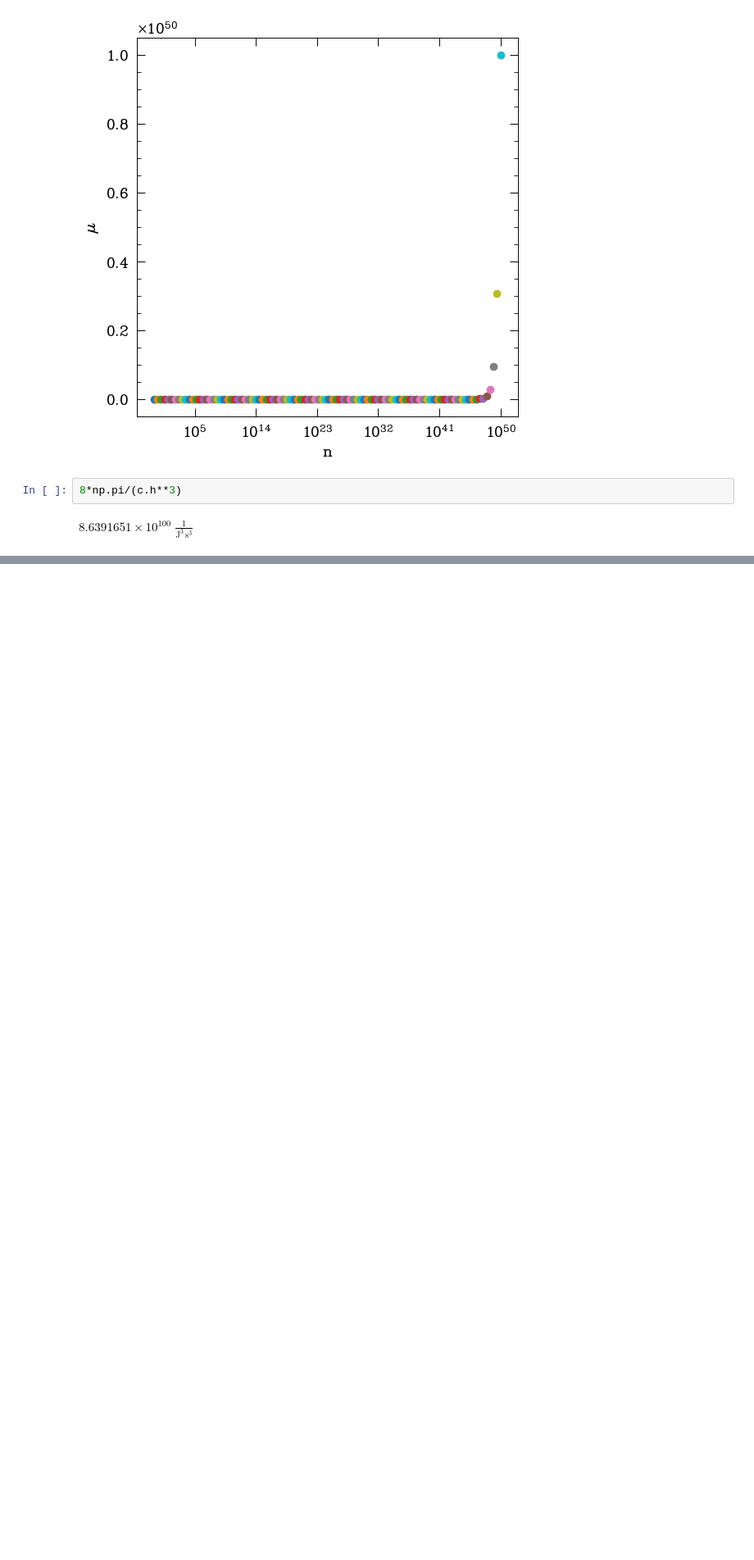
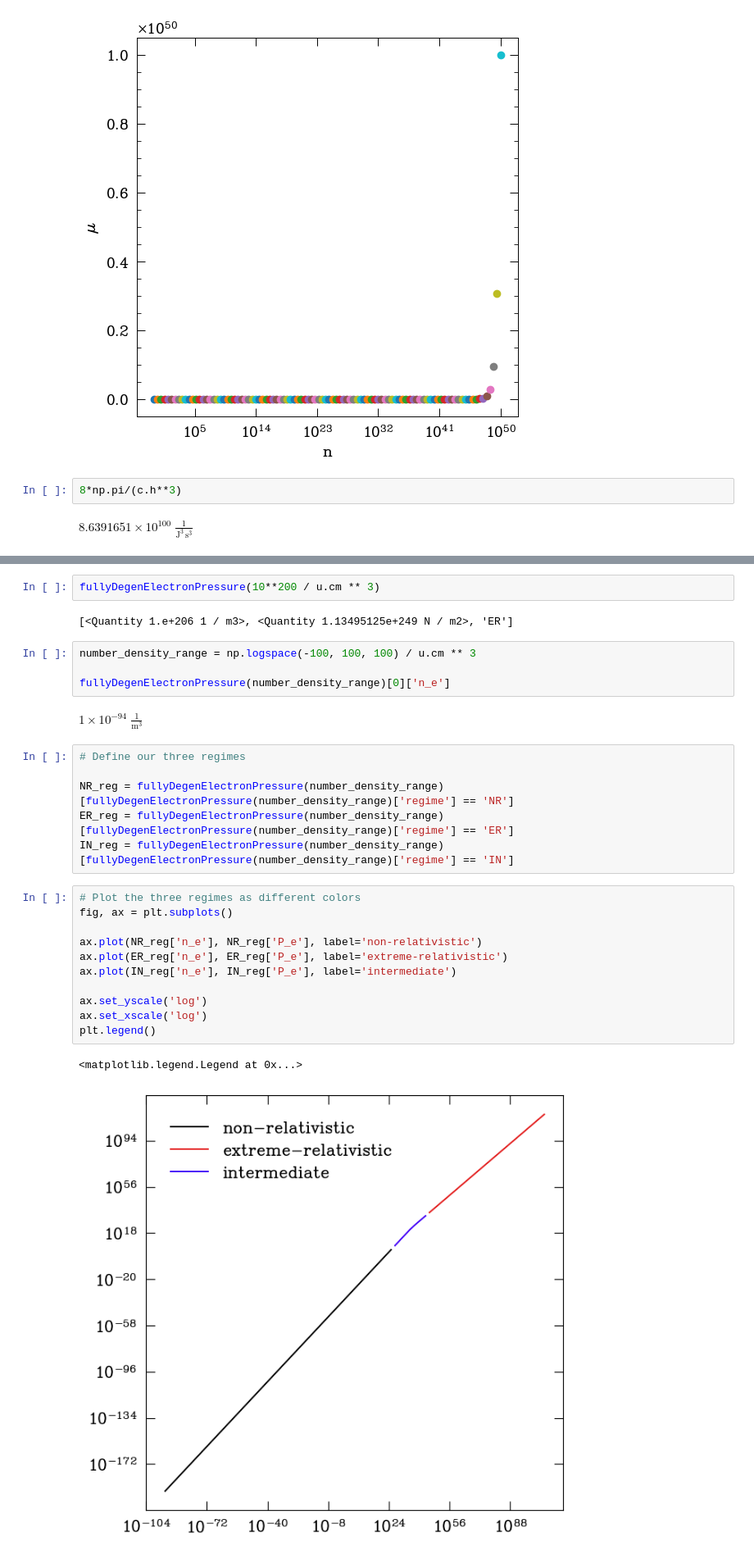
Before and after one commit to EricMullerAU/Stars-Project, a Jupyter notebook: Jason_crap/rel_start.ipynb, the cells around one changed output, grey strips where cells are left out. Shown at 82% size. Drawn from its saved outputs; the diff is of its cells as text; blank space fills up the shorter version.

Commit message:
Added electron pressure stuff, see Mikes notes

```diff
--- a/Jason_crap/rel_start.ipynb
+++ b/Jason_crap/rel_start.ipynb
@@ -110,0 +162,30 @@ $8.6391651 \times 10^{100} \; \mathrm{\frac{1}{J^{3}\,s^{3}}}$
+# %%
+fullyDegenElectronPressure(10**200 / u.cm ** 3)
+# %% [output]
+[<Quantity 1.e+206 1 / m3>, <Quantity 1.13495125e+249 N / m2>, 'ER']
+# %%
+number_density_range = np.logspace(-100, 100, 100) / u.cm ** 3
+
+fullyDegenElectronPressure(number_density_range)[0]['n_e']
+# %% [output]
+$1 \times 10^{-94} \; \mathrm{\frac{1}{m^{3}}}$
+# %%
+# Define our three regimes
+
+NR_reg = fullyDegenElectronPressure(number_density_range)[fullyDegenElectronPressure(number_density_range)['regime'] == 'NR']
+ER_reg = fullyDegenElectronPressure(number_density_range)[fullyDegenElectronPressure(number_density_range)['regime'] == 'ER']
+IN_reg = fullyDegenElectronPressure(number_density_range)[fullyDegenElectronPressure(number_density_range)['regime'] == 'IN']
+# %%
+# Plot the three regimes as different colors
+fig, ax = plt.subplots()
+
+ax.plot(NR_reg['n_e'], NR_reg['P_e'], label='non-relativistic')
+ax.plot(ER_reg['n_e'], ER_reg['P_e'], label='extreme-relativistic')
+ax.plot(IN_reg['n_e'], IN_reg['P_e'], label='intermediate')
+
+ax.set_yscale('log')
+ax.set_xscale('log')
+plt.legend()
+# %% [output]
+<matplotlib.legend.Legend at 0x...>
+[figure, added]
```
Also changed, not shown: parts of 4 cells of this notebook.
